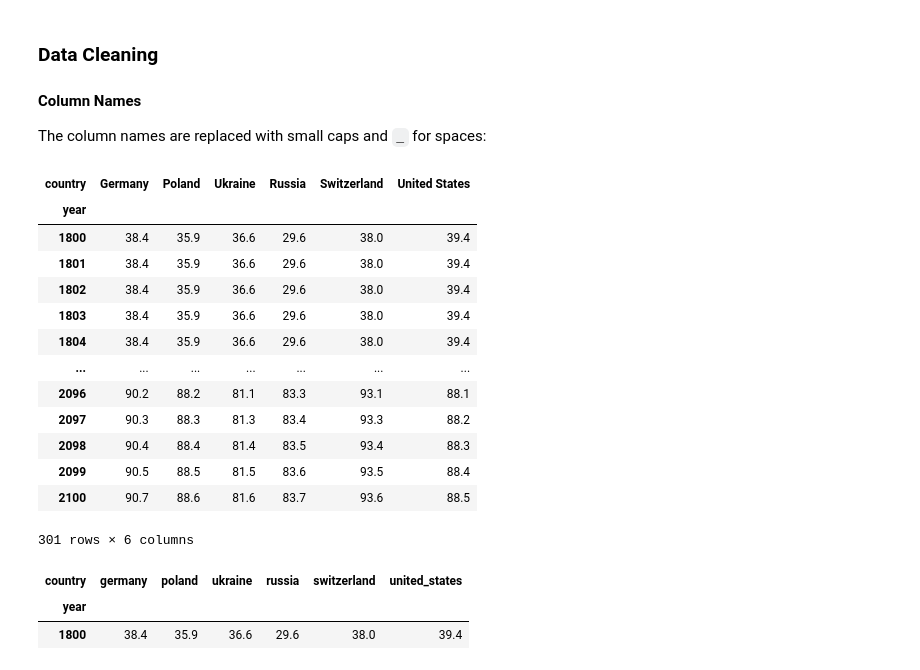
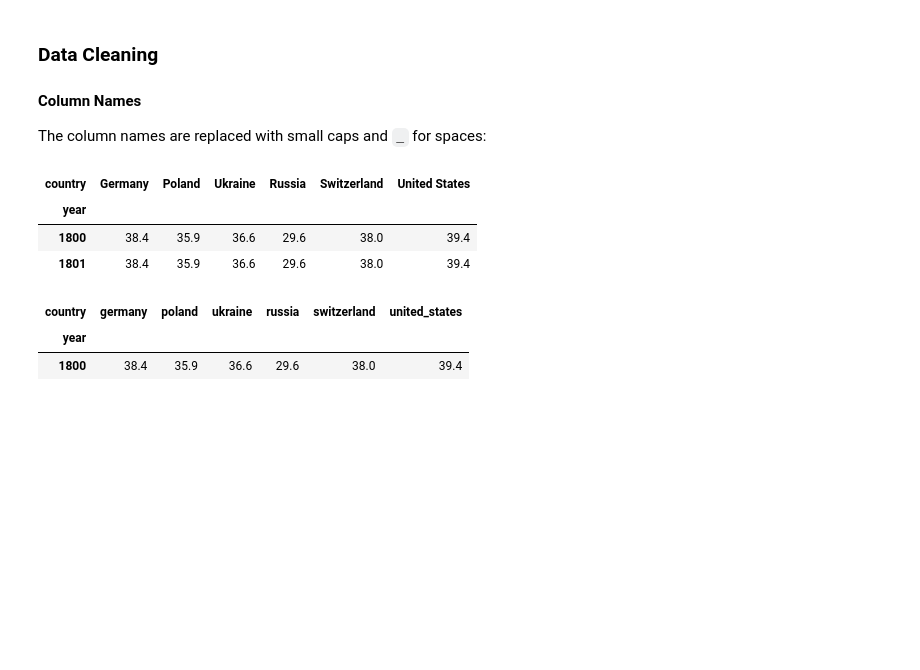
Before and after one commit to schorschie/udacity, a Jupyter notebook: project_02/Gapminder World Dataset Investigation.ipynb, the cells around one changed output. Drawn from its saved outputs; the diff is of its cells as text; code cells hidden in the pictures; blank space fills up the shorter version.

```diff
--- a/project_02/Gapminder World Dataset Investigation.ipynb
+++ b/project_02/Gapminder World Dataset Investigation.ipynb
@@ -16,9 +16,7 @@ import matplotlib.pyplot as plt
 %matplotlib inline
 
 # Read CSV Files, name them and store them in a dictionary
-files = {'fertility' : 'children_per_woman_total_fertility.csv',
-        'child_mortality': 'child_mortality_0_5_year_olds_dying_per_1000_born.csv',
-        'income' : 'income_per_person_gdppercapita_ppp_inflation_adjusted.csv',
+files = {'income' : 'income_per_person_gdppercapita_ppp_inflation_adjusted.csv',
         'life_expectancy': 'life_expectancy_years.csv'}
 # %% [markdown]
 <a id='intro'></a>
@@ -88,22 +82,12 @@ for key, df in dfs.items():
 
 The column names are replaced with small caps and `_` for spaces:
 # %%
-dfs_common_columns[key]
+dfs_common_columns[key].head(2)
 # %% [output]
 | country | Germany | Poland | Ukraine | Russia | Switzerland | United States |
 | year |  |  |  |  |  |  |
 | 1800 | 38.4 | 35.9 | 36.6 | 29.6 | 38.0 | 39.4 |
 | 1801 | 38.4 | 35.9 | 36.6 | 29.6 | 38.0 | 39.4 |
-| 1802 | 38.4 | 35.9 | 36.6 | 29.6 | 38.0 | 39.4 |
-| 1803 | 38.4 | 35.9 | 36.6 | 29.6 | 38.0 | 39.4 |
-| 1804 | 38.4 | 35.9 | 36.6 | 29.6 | 38.0 | 39.4 |
-| ... | ... | ... | ... | ... | ... | ... |
-| 2096 | 90.2 | 88.2 | 81.1 | 83.3 | 93.1 | 88.1 |
-| 2097 | 90.3 | 88.3 | 81.3 | 83.4 | 93.3 | 88.2 |
-| 2098 | 90.4 | 88.4 | 81.4 | 83.5 | 93.4 | 88.3 |
-| 2099 | 90.5 | 88.5 | 81.5 | 83.6 | 93.5 | 88.4 |
-| 2100 | 90.7 | 88.6 | 81.6 | 83.7 | 93.6 | 88.5 |
-301 rows × 6 columns
 # %%
 dfs_clean_headings = {}
 for key, df in dfs_common_columns.items():
```
Also changed, not shown: parts of 23 cells of this notebook, 10 other files.
